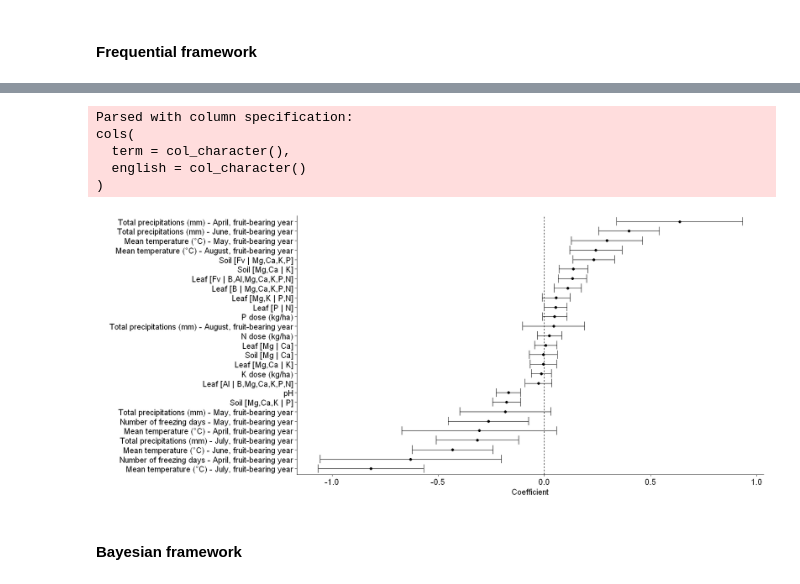
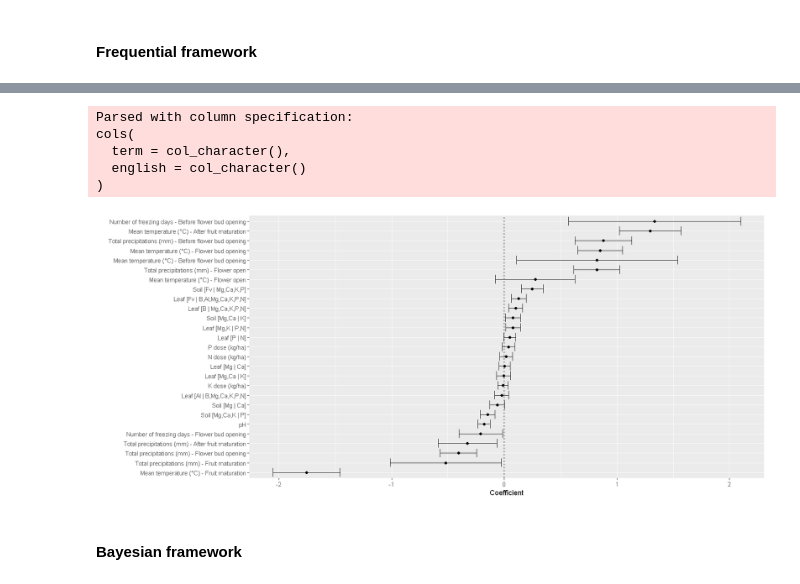
Before and after one commit to essicolo/2020_blueberry-ionomics, a Jupyter notebook: 01_stats.ipynb, the cells around one changed output, grey strips where cells are left out. Saved outputs shown, nothing was run; the diff lists cells and outputs as text; code cells hidden in the pictures.

```diff
--- a/01_stats.ipynb
+++ b/01_stats.ipynb
@@ -515,7 +538,8 @@ for (i in 1:nrow(year_station)) {
       year == year_station$Year[i]
     ) %>%
     group_by(year) %>%
-    summarise(frozen = sum(mean_temp <= 0, na.rm = TRUE)) %>%
+    summarise(frozen = sum(mean_temp <= 0, na.rm = TRUE),
+             .groups = "drop") %>%
     pull()
 }
 # %% [markdown]
@@ -528,7 +552,8 @@ temp_prec_GDD_prevseason <- weather_all %>%
   summarise(
     weather_2years.total_precip_prev = sum(total_precip, na.rm = TRUE),
     weather_2years.mean_temp_prev = mean(mean_temp, na.rm = TRUE),
-    weather_2years.GDD_prev = sum(mean_temp >= GDD_delimiter, na.rm = TRUE)
+    weather_2years.GDD_prev = sum(mean_temp >= GDD_delimiter, na.rm = TRUE),
+    .groups = "drop"
   ) %>%
   ungroup()
 # %% [markdown]
@@ -542,7 +567,8 @@ for (i in 1:nrow(year_station)) {
       year == year_station$Year[i] - 1
     ) %>%
     group_by(year) %>%
-    summarise(frozen = sum(mean_temp <= 0, na.rm = TRUE)) %>%
+    summarise(frozen = sum(mean_temp <= 0, na.rm = TRUE),
+             .groups = "drop") %>%
     pull()
 }
 # %% [markdown]
@@ -968,19 +1009,18 @@ linmod_formula <- yield ~ doseN + doseP + doseK + pH +
   Leaf_Fv.BAlMgCaKPN + Leaf_Al.BMgCaKPN + Leaf_B.MgCaKPN +
   Leaf_MgCaK.PN + Leaf_P.N + Leaf_MgCa.K + Leaf_Mg.Ca +
   Soil_Fv.MgCaKP + Soil_MgCaK.P + Soil_MgCa.K + Soil_Mg.Ca +
-  weather_current.total_precip_04 + weather_current.total_precip_05 + weather_current.total_precip_06 +
-  weather_current.total_precip_07 + weather_current.total_precip_08 +
-  weather_current.mean_temp_04 + weather_current.mean_temp_05 + weather_current.mean_temp_06 +
-  weather_current.mean_temp_07 + weather_current.mean_temp_08 +
-  # weather_current.GDD_04 + weather_current.GDD_05 + weather_current.GDD_06 +
-  # weather_current.GDD_07 + weather_current.GDD_08 +
-  weather_current.frozen_04 + weather_current.frozen_05
-#+ weather_current.frozen_06 +
-#weather_current.frozen_07 + weather_current.frozen_08
-#weather_current.toowarm_04 + weather_current.toowarm_05 +
-#weather_current.toowarm_06# +
-#weather_current.toowarm_07# +
-#weather_current.toowarm_08
+  `weather_current.total_precip_Before flower bud opening` +
+  `weather_current.total_precip_Flower bud opening` +
+  `weather_current.total_precip_Flower open` +
+  `weather_current.total_precip_Fruit maturation` +
+  `weather_current.total_precip_After fruit maturation` +
+  `weather_current.mean_temp_Before flower bud opening` +
+  `weather_current.mean_temp_Flower bud opening` +
+  `weather_current.mean_temp_Flower open` +
+  `weather_current.mean_temp_Fruit maturation` +
+  `weather_current.mean_temp_After fruit maturation` +
+  `weather_current.frozen_Before flower bud opening` +
+  `weather_current.frozen_Flower bud opening`
 
 df_stats_recipe <-
   df_stats %>%
@@ -995,24 +1060,24 @@ lm_freq <- lm(linmod_formula, data = juice(df_stats_recipe))
 # %%
 translate_df <- read_csv("data/translate_names.csv")
 
 tidy(lm_freq, conf.int = TRUE) %>%
   filter(term != "(Intercept)") %>%
   left_join(translate_df, by = "term") %>%
   mutate(english = fct_reorder(english, estimate)) %>%
   ggplot(aes(estimate, english)) +
   geom_vline(xintercept = 0, linetype = 2) +
   geom_point() +
   geom_errorbarh(aes(xmin = conf.low, xmax = conf.high)) +
   labs(x = "Coefficient", y = "") +
-  theme_pubr() +
+  #theme_pubr() +
   ggsave("images/modlin-freq_monthly.png", width = 8, height = 8, dpi = 300)
 # %% [output]
 Parsed with column specification:
 cols(
   term = col_character(),
   english = col_character()
 )
-[figure, old version]
+[figure, new version]
 # %% [markdown]
 #### Bayesian framework
 # %%
```
Also changed, not shown: parts of 32 cells of this notebook, 9 other files.
